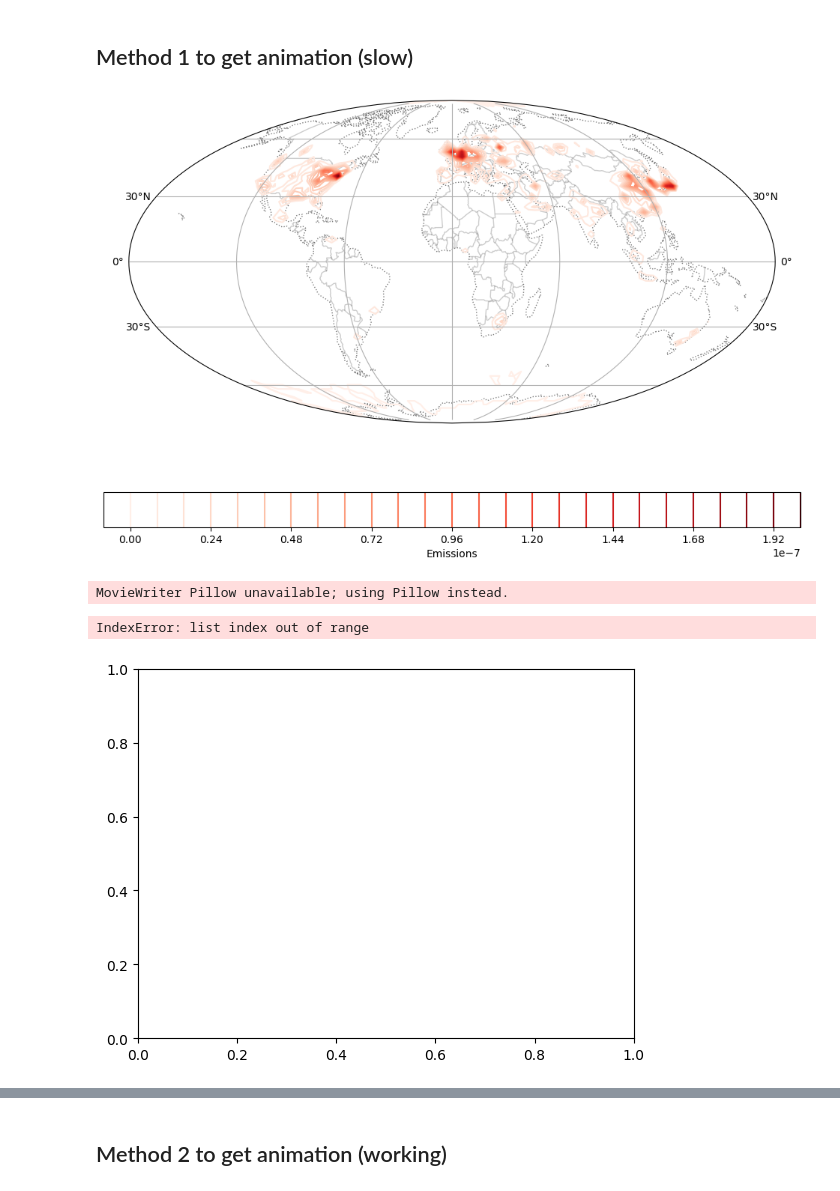
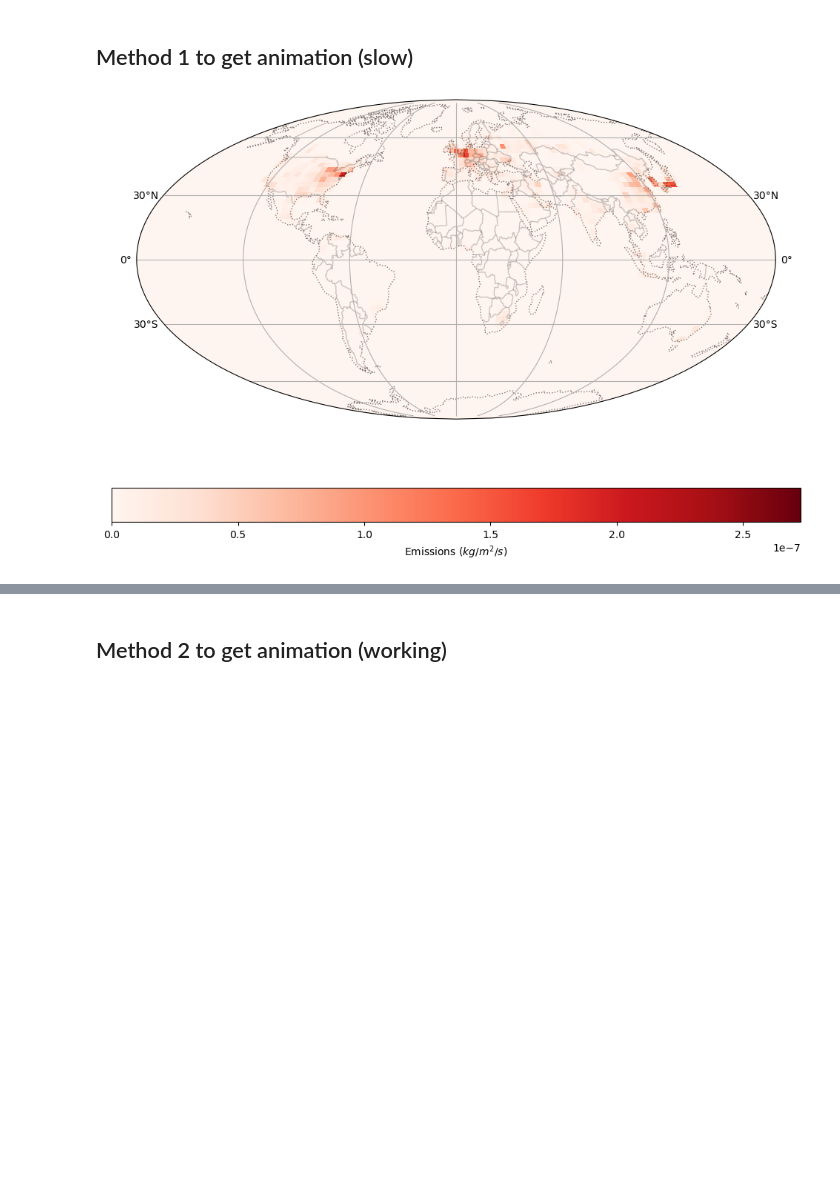
Before and after one commit to Climateyousheng/cmip7, a Jupyter notebook: forcings/emissions/cmip6_data/create_animation.ipynb, the cells around one changed output, grey strips where cells are left out. Drawn from its saved outputs; the diff is of its cells as text; code cells hidden in the pictures; blank space fills up the shorter version.

```diff
--- a/forcings/emissions/cmip6_data/create_animation.ipynb
+++ b/forcings/emissions/cmip6_data/create_animation.ipynb
@@ -42,0 +41,13 @@ emi10 = emi.isel(t=slice(3170, None))
+# %%
+# This chunk works on local desktop
+# deal with path
+dir_cwd = os.getcwd()
+head, tail = os.path.splitdrive(dir_cwd)
+dir_in = os.path.join('C:','Users','nd20983','docs','CMIP7','ancil','emi_cmip6')
+filename = 'qrclim.co2.CMIP6_historical.pp.nc'
+path = os.path.join(dir_in, filename)
+path_abs = os.path.abspath(path)
+# load dataset
+ds = xr.open_dataset('../../../../../CMIP7/ancil/emi_cmip6/'+filename)
+emi = ds.field1561_ua
+emi.attrs = ds.field1561_ua.attrs
@@ -66,39 +93,32 @@ cbar = plt.colorbar(im, orientation='horizontal', label='Emissions')
 # %%
 # animation
 fig = plt.figure(figsize=(12,8))
 ax = plt.axes(projection=ccrs.Mollweide(),)
 ax.coastlines(linestyle=':', alpha=0.5)
 ax.add_feature(cfeature.BORDERS, linestyle='-', alpha=0.2)
 # make the initializing plot
 data = xr_add_cyclic_point(emi.isel(t=3000, unspecified=0))
-im = plt.contour(data.longitude, data.latitude, data, 30,
-             transform=ccrs.PlateCarree(), cmap='Reds')
-cbar = plt.colorbar(orientation='horizontal', label='Emissions')
+im = ax.pcolormesh(data.longitude, data.latitude, data,
+                   transform=ccrs.PlateCarree(), cmap='Reds', vmin=vmin, vmax=vmax)
+cbar = plt.colorbar(im, orientation='horizontal', label=r"Emissions ($kg/m^2/s$)")
+
 gl = ax.gridlines(draw_labels=False)
 gl.left_labels = True
 gl.right_labels = True
-
 # plot
 def update(frame):
-   global im, cbar   # Ensure 'im' is modified globally
-   # clear ax
-   ax.clear()
-   ax.coastlines(linestyle=':', alpha=0.5)
-   ax.add_feature(cfeature.BORDERS, linestyle='-', alpha=0.2)
+   global im   # Ensure 'im' is modified globally
+   # remove old data
+   # im.remove()
    # update the contour plot
-   data = xr_add_cyclic_point(emi.isel(t=frame+3170, unspecified=0))
-   #im.set_array(data.values.ravel())
-   im = plt.contour(data.longitude, data.latitude, data, 30,
-                     transform=ccrs.PlateCarree(), cmap='Reds')
-   ax.set_title(f'Global Emissions: Year {(time[frame].values)}')
+   new_data = xr_add_cyclic_point(emi.isel(t=frame+3000, unspecified=0))
+   im.set_array(new_data.values.ravel())
+   im.set_clim(vmin, vmax)
+   ax.set_title(f'Global Emissions: Year {(time[frame+3000].values)}')
    return im
 
-ani = animation.FuncAnimation(fig, update, frames=len(time)-3170, interval=20)
+ani = animation.FuncAnimation(fig, update, frames=len(time)-3000, interval=20)
 plt.show()
-path_out = os.path.join(dir_in+'emi.gif')
-ani.save('emi.gif', writer='Pillow', fps=30)
+#ani.save('../../../../../CMIP7/ancil/emi_cmip6/emi_cmip6_2000_2014new.gif', writer='pillow', fps=30)
 # %% [output]
-[figure, old version]
+[figure, new version]
-MovieWriter Pillow unavailable; using Pillow instead.
-IndexError: list index out of range
-[figure, removed]
```
Also changed, not shown: parts of 8 cells of this notebook.
